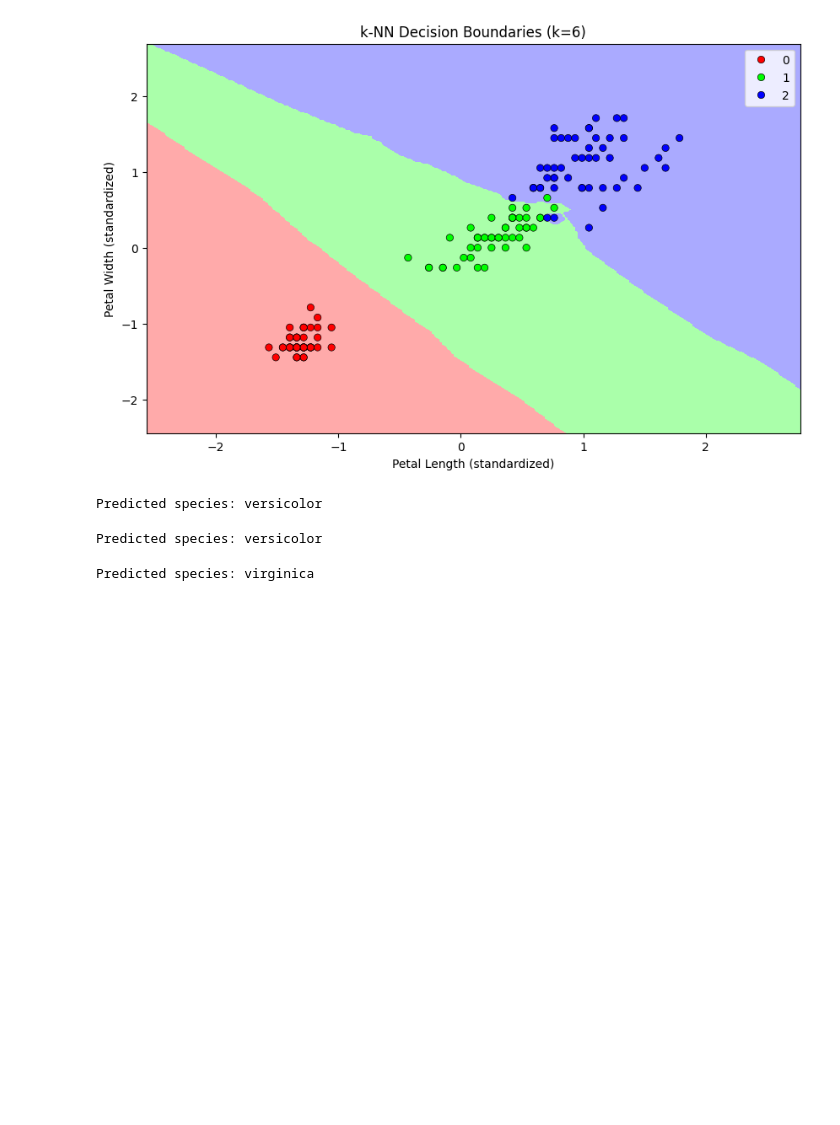
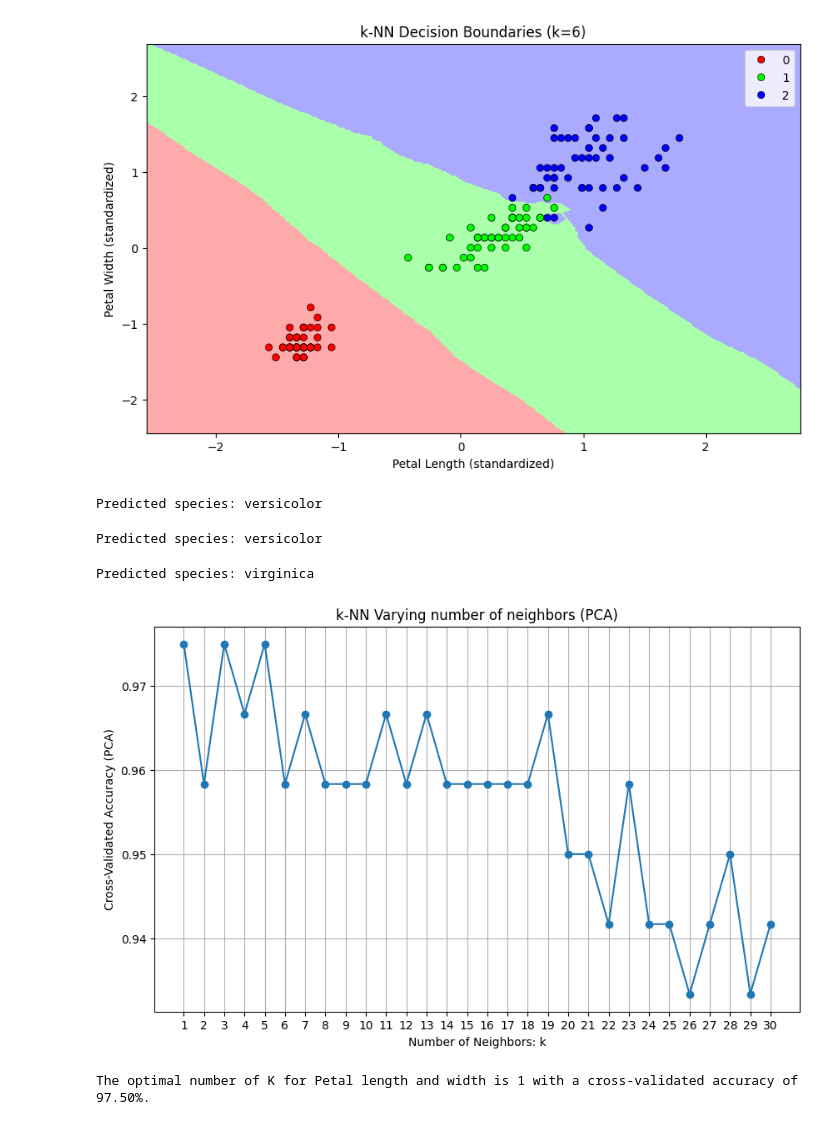
Before and after one commit to JiaYiBee/FIT3164, a Jupyter notebook: KenYangKNN.ipynb, the cells around one changed output. Drawn from its saved outputs; the diff is of its cells as text; code cells hidden in the pictures; blank space fills up the shorter version.

```diff
--- a/KenYangKNN.ipynb
+++ b/KenYangKNN.ipynb
@@ -495,3 +496,31 @@ predicted_species = label_encoder.inverse_transform(predicted_class)
 print(f"Predicted species: {predicted_species[0]}")
 # %% [output]
 Predicted species: virginica
+# %%
+#Setting the k values from 1 to 10
+k_values = range(1, 31)
+cv_scores_all = []
+
+#Looping through all of the K-values to see the accuracy of each K
+for k in k_values:
+    knn = KNeighborsClassifier(n_neighbors=k)
+    # Use y_train instead of y_encoded
+    scores = cross_val_score(knn, X_train_all, y_train_all, cv=10, scoring='accuracy')
+    cv_scores_all.append(scores.mean())
+
+#Plotting the results for Petal length and width
+plt.figure(figsize=(10, 6))
+plt.plot(k_values, cv_scores_all, marker='o')
+plt.xlabel('Number of Neighbors: k')
+plt.ylabel('Cross-Validated Accuracy (PCA)')
+plt.title('k-NN Varying number of neighbors (PCA)')
+plt.xticks(k_values)
+plt.grid(True)
+plt.show()
+
+#Best k for Petal length and width
+best_k_all = k_values[np.argmax(cv_scores_all)]
+print(f"The optimal number of K for Petal length and width is {best_k_all} with a cross-validated accuracy of {max(cv_scores_all)*100:.2f}%.")
+# %% [output]
+[figure, added]
+The optimal number of K for Petal length and width is 1 with a cross-validated accuracy of 97.50%.
```
Also changed, not shown: parts of 2 cells of this notebook.
